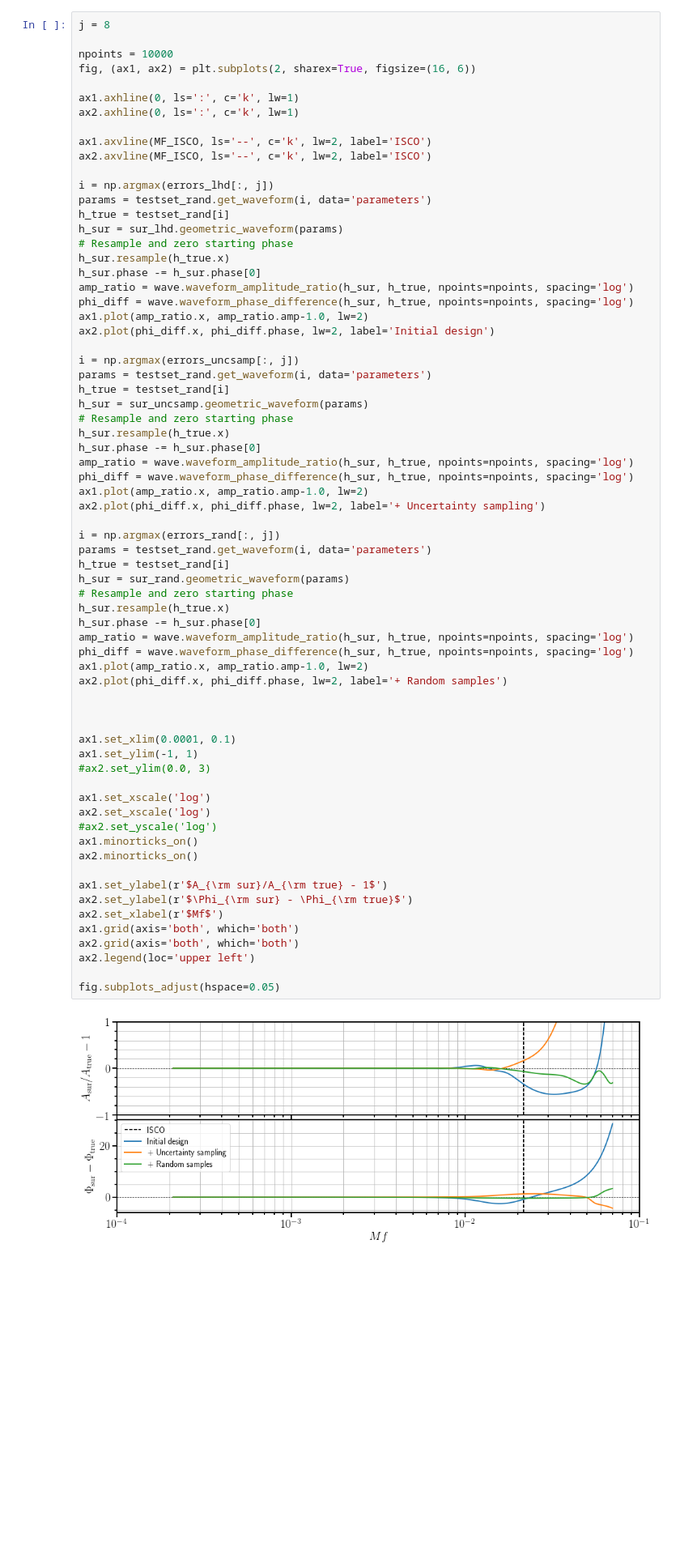
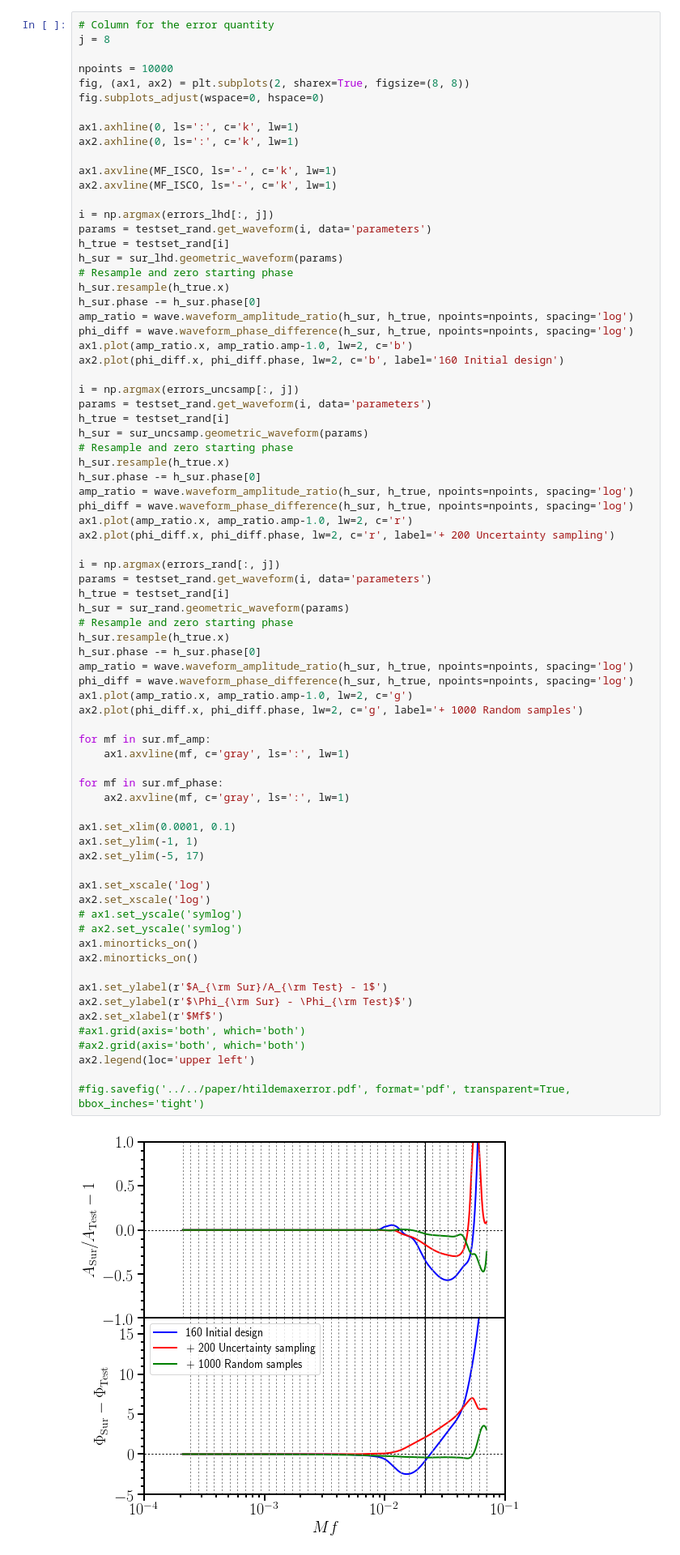
Before and after one commit to benjaminlackey/gpsurrogate, a Jupyter notebook: notebooks/EOB/PlotsForPaper.ipynb, the cells around one changed output. Shown at 81% size. Saved outputs shown, nothing was run; the diff lists cells and outputs as text; blank space fills up the shorter version.

Commit message:
Fixing most figures.

```diff
--- a/notebooks/EOB/PlotsForPaper.ipynb
+++ b/notebooks/EOB/PlotsForPaper.ipynb
@@ -493,14 +494,16 @@ ax2.grid(axis='both', which='both')
 # %%
+# Column for the error quantity
 j = 8
 
 npoints = 10000
-fig, (ax1, ax2) = plt.subplots(2, sharex=True, figsize=(16, 6))
+fig, (ax1, ax2) = plt.subplots(2, sharex=True, figsize=(8, 8))
+fig.subplots_adjust(wspace=0, hspace=0)
 
 ax1.axhline(0, ls=':', c='k', lw=1)
 ax2.axhline(0, ls=':', c='k', lw=1)
 
-ax1.axvline(MF_ISCO, ls='--', c='k', lw=2, label='ISCO')
-ax2.axvline(MF_ISCO, ls='--', c='k', lw=2, label='ISCO')
+ax1.axvline(MF_ISCO, ls='-', c='k', lw=1)
+ax2.axvline(MF_ISCO, ls='-', c='k', lw=1)
 
 i = np.argmax(errors_lhd[:, j])
 params = testset_rand.get_waveform(i, data='parameters')
@@ -511,8 +514,8 @@ h_sur.resample(h_true.x)
 h_sur.phase -= h_sur.phase[0]
 amp_ratio = wave.waveform_amplitude_ratio(h_sur, h_true, npoints=npoints, spacing='log')
 phi_diff = wave.waveform_phase_difference(h_sur, h_true, npoints=npoints, spacing='log')
-ax1.plot(amp_ratio.x, amp_ratio.amp-1.0, lw=2)
-ax2.plot(phi_diff.x, phi_diff.phase, lw=2, label='Initial design')
+ax1.plot(amp_ratio.x, amp_ratio.amp-1.0, lw=2, c='b')
+ax2.plot(phi_diff.x, phi_diff.phase, lw=2, c='b', label='160 Initial design')
 
 i = np.argmax(errors_uncsamp[:, j])
 params = testset_rand.get_waveform(i, data='parameters')
@@ -521,45 +524,50 @@ h_sur = sur_uncsamp.geometric_waveform(params)
 # Resample and zero starting phase
 h_sur.resample(h_true.x)
 h_sur.phase -= h_sur.phase[0]
 amp_ratio = wave.waveform_amplitude_ratio(h_sur, h_true, npoints=npoints, spacing='log')
 phi_diff = wave.waveform_phase_difference(h_sur, h_true, npoints=npoints, spacing='log')
-ax1.plot(amp_ratio.x, amp_ratio.amp-1.0, lw=2)
-ax2.plot(phi_diff.x, phi_diff.phase, lw=2, label='+ Uncertainty sampling')
+ax1.plot(amp_ratio.x, amp_ratio.amp-1.0, lw=2, c='r')
+ax2.plot(phi_diff.x, phi_diff.phase, lw=2, c='r', label='+ 200 Uncertainty sampling')
 
 i = np.argmax(errors_rand[:, j])
 params = testset_rand.get_waveform(i, data='parameters')
 h_true = testset_rand[i]
 h_sur = sur_rand.geometric_waveform(params)
 # Resample and zero starting phase
 h_sur.resample(h_true.x)
 h_sur.phase -= h_sur.phase[0]
 amp_ratio = wave.waveform_amplitude_ratio(h_sur, h_true, npoints=npoints, spacing='log')
 phi_diff = wave.waveform_phase_difference(h_sur, h_true, npoints=npoints, spacing='log')
-ax1.plot(amp_ratio.x, amp_ratio.amp-1.0, lw=2)
-ax2.plot(phi_diff.x, phi_diff.phase, lw=2, label='+ Random samples')
+ax1.plot(amp_ratio.x, amp_ratio.amp-1.0, lw=2, c='g')
+ax2.plot(phi_diff.x, phi_diff.phase, lw=2, c='g', label='+ 1000 Random samples')
 
+for mf in sur.mf_amp:
+    ax1.axvline(mf, c='gray', ls=':', lw=1)
 
+for mf in sur.mf_phase:
+    ax2.axvline(mf, c='gray', ls=':', lw=1)
 
 ax1.set_xlim(0.0001, 0.1)
 ax1.set_ylim(-1, 1)
-#ax2.set_ylim(0.0, 3)
+ax2.set_ylim(-5, 17)
 
 ax1.set_xscale('log')
 ax2.set_xscale('log')
-#ax2.set_yscale('log')
+# ax1.set_yscale('symlog')
+# ax2.set_yscale('symlog')
 ax1.minorticks_on()
 ax2.minorticks_on()
 
-ax1.set_ylabel(r'$A_{\rm sur}/A_{\rm true} - 1$')
-ax2.set_ylabel(r'$\Phi_{\rm sur} - \Phi_{\rm true}$')
+ax1.set_ylabel(r'$A_{\rm Sur}/A_{\rm Test} - 1$')
+ax2.set_ylabel(r'$\Phi_{\rm Sur} - \Phi_{\rm Test}$')
 ax2.set_xlabel(r'$Mf$')
-ax1.grid(axis='both', which='both')
-ax2.grid(axis='both', which='both')
+#ax1.grid(axis='both', which='both')
+#ax2.grid(axis='both', which='both')
 ax2.legend(loc='upper left')
 
-fig.subplots_adjust(hspace=0.05)
+#fig.savefig('../../paper/htildemaxerror.pdf', format='pdf', transparent=True, bbox_inches='tight')
 # %% [output]
-[figure, old version]
+[figure, new version]
 # %% [markdown]
 # Frequency-domain waveform and residuals
 # %%
```
Also changed, not shown: parts of 15 cells of this notebook, 11 other files.
